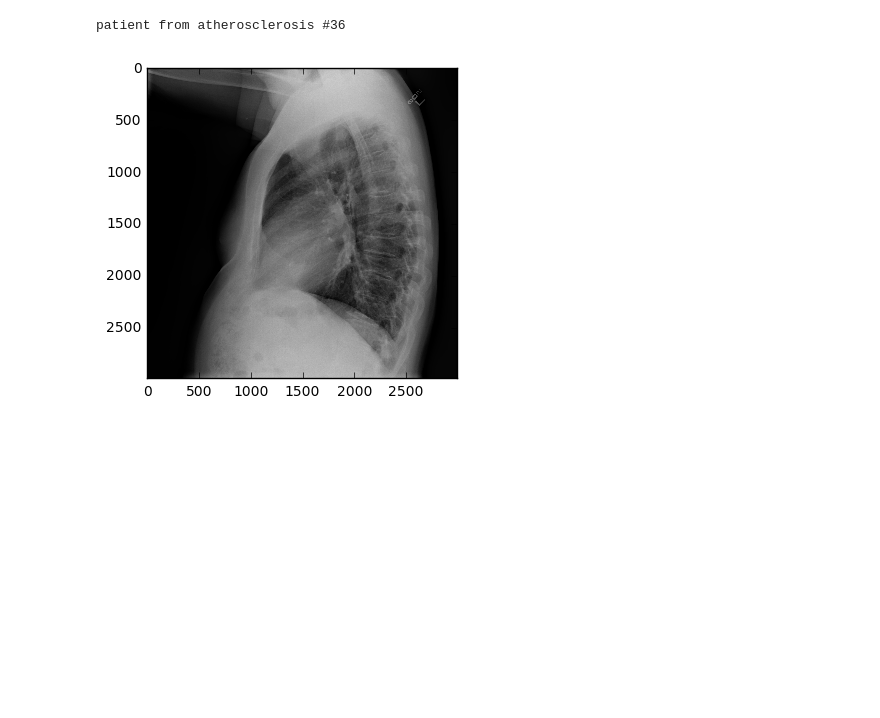
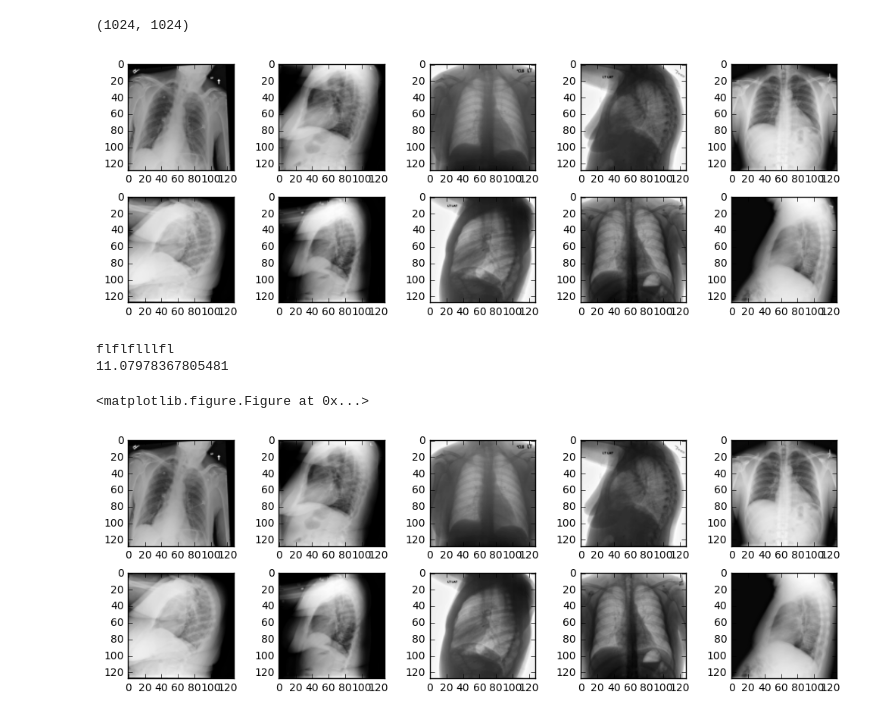
Before and after one commit to artemkondyukov/xray_cardiometry, a Jupyter notebook: notebooks/Select Frontal.ipynb, the cells around one changed output. Cells and saved outputs as stored; diff of their text form; code cells hidden in the pictures; blank space fills up the shorter version.

Commit message:
Model for selecting frontal images added.

```diff
--- a/notebooks/Select Frontal.ipynb
+++ b/notebooks/Select Frontal.ipynb
@@ -14,30 +19,48 @@ OUT = '/home/a.kondyukov/data/Indianapolis_prepared/'
-# %%
-tt = True
-for fold in folders:
-    files = glob(join(fold, '*'))
-    i = 0
-    for file in files:
-        if tt and '/home/a.kondyukov/data/Indianapolis_sorted/atherosclerosis/2969_IM-1360-2001.dcm' not in file:
-            continue
-        tt = False
-        clear_output()
-        print("patient from %s #%d" % (basename(fold), i))
-        try:
-            lung = dicom.read_file(file).pixel_array
-        except:
-            continue
-        imshow(lung)
-        show()
-        flag = int(input())
-        if flag == 1:
-            i+= flag
-            imsave(join(OUT,
-                        basename(fold),
-                        ''.join(basename(file).split('.')[:-1]) + '.png'),
-                   lung, 'png')
-        if i == 50:
-            i = 0
-            break
-# %% [output]
-patient from atherosclerosis #36
-[figure, removed]
+# %%
+data_file = np.load("../pickles/data.npz")
+images = data_file["X"]
+# %%
+images[0].shape
+# %% [output]
+(1024, 1024)
+# %%
+IMAGE_SIZE = images[0].shape[0]
+# %%
+images_dw = np.array([imresize(img, [128, 128]) for img in images])
+# %%
+orientations = np.empty((len(images)), dtype=str)
+
+plt.ion()
+plt.set_cmap("gray")
+
+cur_images = np.empty((10, IMAGE_SIZE, IMAGE_SIZE))
+
+fig = plt.figure(figsize=(10, 10))
+for i, image in enumerate(images_dw[:1000]):
+    start_time = time.time()
+    print(i)
+    splt = fig.add_subplot(2, 5, i % 10 + 1)
+
+    plt.imshow(image)
+
+    if i % 10 == 9:
+        display.clear_output(wait=False)
+        display.display(pl.gcf())
+        time.sleep(.1)
+        ors = []
+        while len(ors) != 10:
+            ors = list(input())
+            if any([l not in ["l", "f"] for l in ors]):
+                ors = []
+                continue
+        orientations[(i // 10) * 10:((i // 10) + 1) * 10] = ors
+
+    plt.tight_layout(pad=0.4, w_pad=0.5, h_pad=0.1)
+
+    print(time.time() - start_time)
+# %% [output]
+[figure, added]
+flflflllfl
+11.07978367805481
+<matplotlib.figure.Figure at 0x...>
+[figure, added]
```
Also changed, not shown: parts of 10 cells of this notebook.
